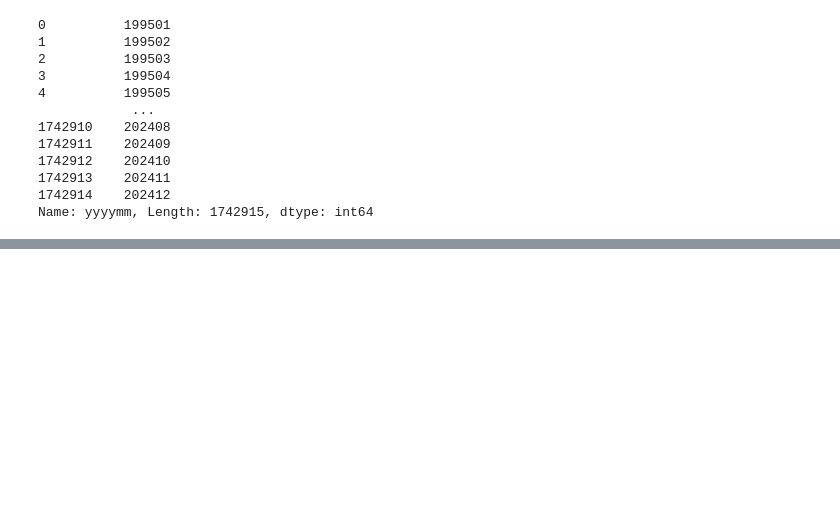
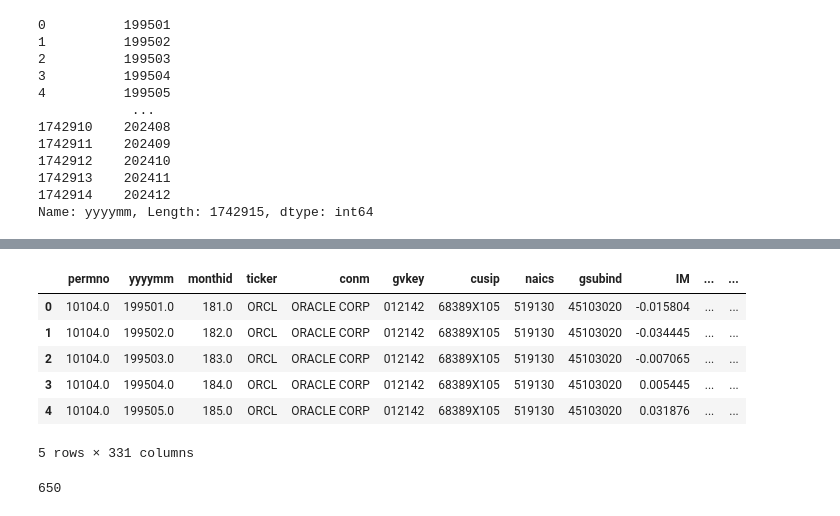
Before and after one commit to lesterholsterr/equity-factor-model, a Jupyter notebook: final.ipynb, the cells around one changed output, grey strips where cells are left out. Cells and saved outputs as stored; diff of their text form; code cells hidden in the pictures; blank space fills up the shorter version.

Commit message:
removed delisted/new companies

```diff
--- a/final.ipynb
+++ b/final.ipynb
@@ -97,0 +98,20 @@ merged_df
+# %%
+# groupby permno and calculate % missing for each column for each permno
+missing_percentage = merged_df.groupby('permno').apply(
+    lambda group: group.isnull().mean() * 100
+)
+
+# filter out companies that dont have 0% missing data for ticker in merged_df
+valid_permnos = missing_percentage[missing_percentage['ticker'] == 0].index
+merged_df = merged_df[merged_df['permno'].isin(valid_permnos)]
+display(merged_df.head())
+print(valid_permnos.shape[0])
+# %% [output]
+|  | permno | yyyymm | monthid | ticker | conm | gvkey | cusip | naics | gsubind | IM | ... | ... |
+| 0 | 10104.0 | 199501.0 | 181.0 | ORCL | ORACLE CORP | 012142 | 68389X105 | 519130 | 45103020 | -0.015804 | ... | ... |
+| 1 | 10104.0 | 199502.0 | 182.0 | ORCL | ORACLE CORP | 012142 | 68389X105 | 519130 | 45103020 | -0.034445 | ... | ... |
+| 2 | 10104.0 | 199503.0 | 183.0 | ORCL | ORACLE CORP | 012142 | 68389X105 | 519130 | 45103020 | -0.007065 | ... | ... |
+| 3 | 10104.0 | 199504.0 | 184.0 | ORCL | ORACLE CORP | 012142 | 68389X105 | 519130 | 45103020 | 0.005445 | ... | ... |
+| 4 | 10104.0 | 199505.0 | 185.0 | ORCL | ORACLE CORP | 012142 | 68389X105 | 519130 | 45103020 | 0.031876 | ... | ... |
+5 rows × 331 columns
+650
```
Also changed, not shown: parts of 2 cells of this notebook, 1 other file.
